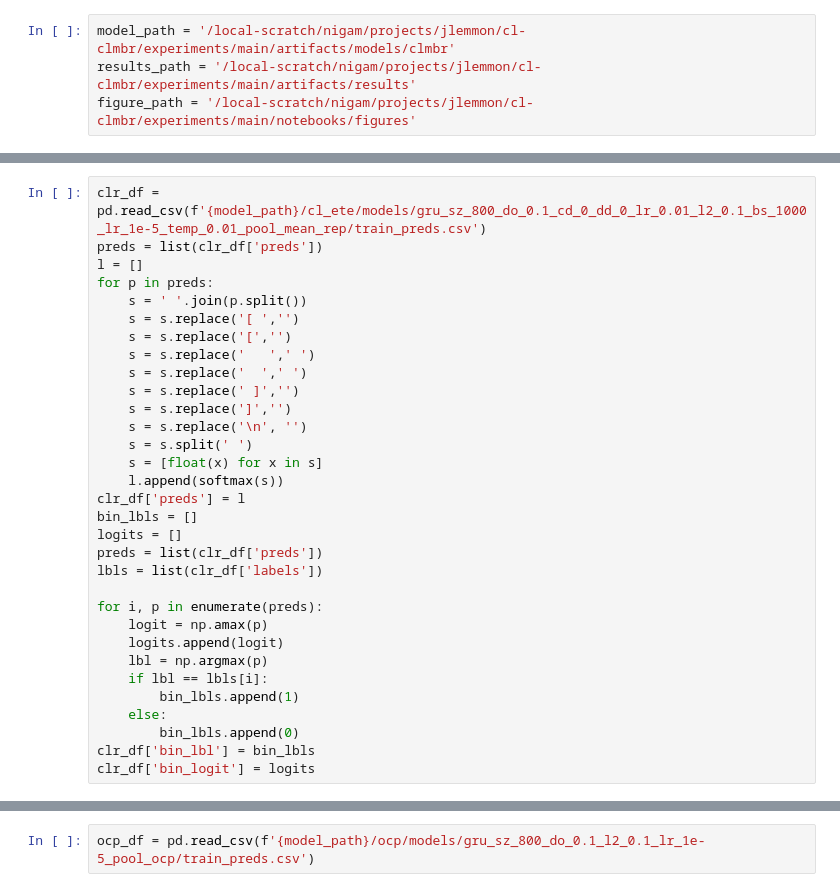
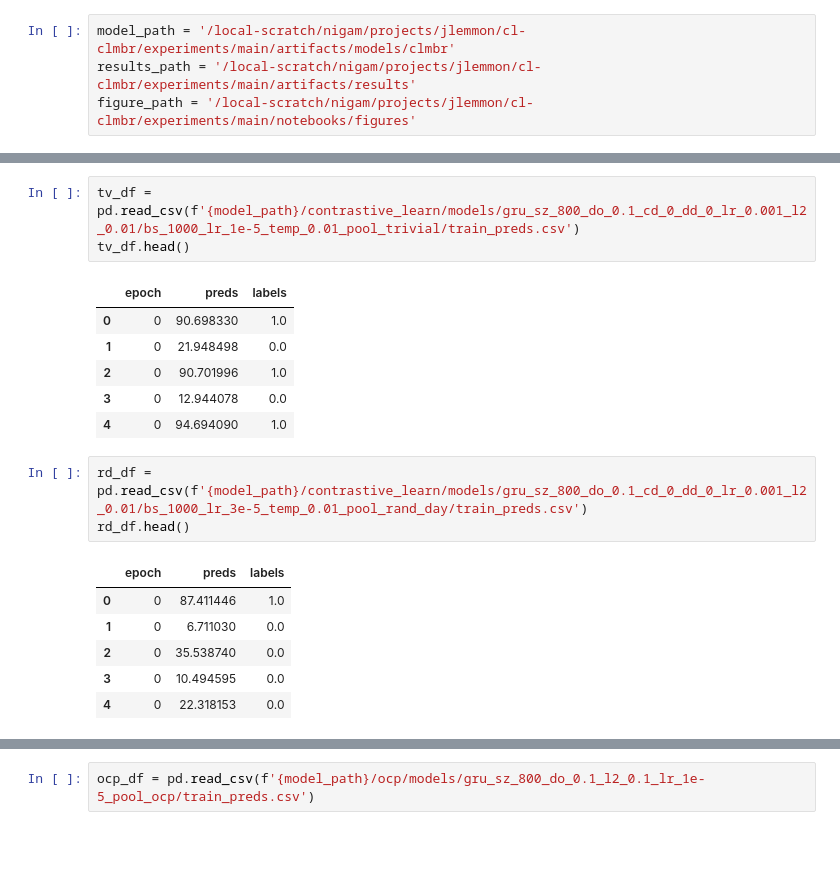
Before and after one commit to som-shahlab/CLMBR-contrastive-learning, a Jupyter notebook: experiments/main/notebooks/train_auroc.ipynb, the cells around one changed output, grey strips where cells are left out. Saved outputs shown, nothing was run; the diff lists cells and outputs as text; blank space fills up the shorter version.

```diff
--- a/experiments/main/notebooks/train_auroc.ipynb
+++ b/experiments/main/notebooks/train_auroc.ipynb
@@ -158,32 +30,20 @@ dp_df['bin_logit'] = logits
-# %%
-clr_df = pd.read_csv(f'{model_path}/cl_ete/models/gru_sz_800_do_0.1_cd_0_dd_0_lr_0.01_l2_0.1_bs_1000_lr_1e-5_temp_0.01_pool_mean_rep/train_preds.csv')
-preds = list(clr_df['preds'])
-l = []
-for p in preds:
-    s = ' '.join(p.split())
-    s = s.replace('[ ','')
-    s = s.replace('[','')
-    s = s.replace('   ',' ')
-    s = s.replace('  ',' ')
-    s = s.replace(' ]','')
-    s = s.replace(']','')
-    s = s.replace('\n', '')
-    s = s.split(' ')
-    s = [float(x) for x in s]
-    l.append(softmax(s))
-clr_df['preds'] = l
-bin_lbls = []
-logits = []
-preds = list(clr_df['preds'])
-lbls = list(clr_df['labels'])
-
-for i, p in enumerate(preds):
-    logit = np.amax(p)
-    logits.append(logit)
-    lbl = np.argmax(p)
-    if lbl == lbls[i]:
-        bin_lbls.append(1)
-    else:
-        bin_lbls.append(0)
-clr_df['bin_lbl'] = bin_lbls
-clr_df['bin_logit'] = logits
+# %%
+tv_df = pd.read_csv(f'{model_path}/contrastive_learn/models/gru_sz_800_do_0.1_cd_0_dd_0_lr_0.001_l2_0.01/bs_1000_lr_1e-5_temp_0.01_pool_trivial/train_preds.csv')
+tv_df.head()
+# %% [output]
+|  | epoch | preds | labels |
+| 0 | 0 | 90.698330 | 1.0 |
+| 1 | 0 | 21.948498 | 0.0 |
+| 2 | 0 | 90.701996 | 1.0 |
+| 3 | 0 | 12.944078 | 0.0 |
+| 4 | 0 | 94.694090 | 1.0 |
+# %%
+rd_df = pd.read_csv(f'{model_path}/contrastive_learn/models/gru_sz_800_do_0.1_cd_0_dd_0_lr_0.001_l2_0.01/bs_1000_lr_3e-5_temp_0.01_pool_rand_day/train_preds.csv')
+rd_df.head()
+# %% [output]
+|  | epoch | preds | labels |
+| 0 | 0 | 87.411446 | 1.0 |
+| 1 | 0 | 6.711030 | 0.0 |
+| 2 | 0 | 35.538740 | 0.0 |
+| 3 | 0 | 10.494595 | 0.0 |
+| 4 | 0 | 22.318153 | 0.0 |
```
Also changed, not shown: parts of 12 cells of this notebook, 6 other files.
